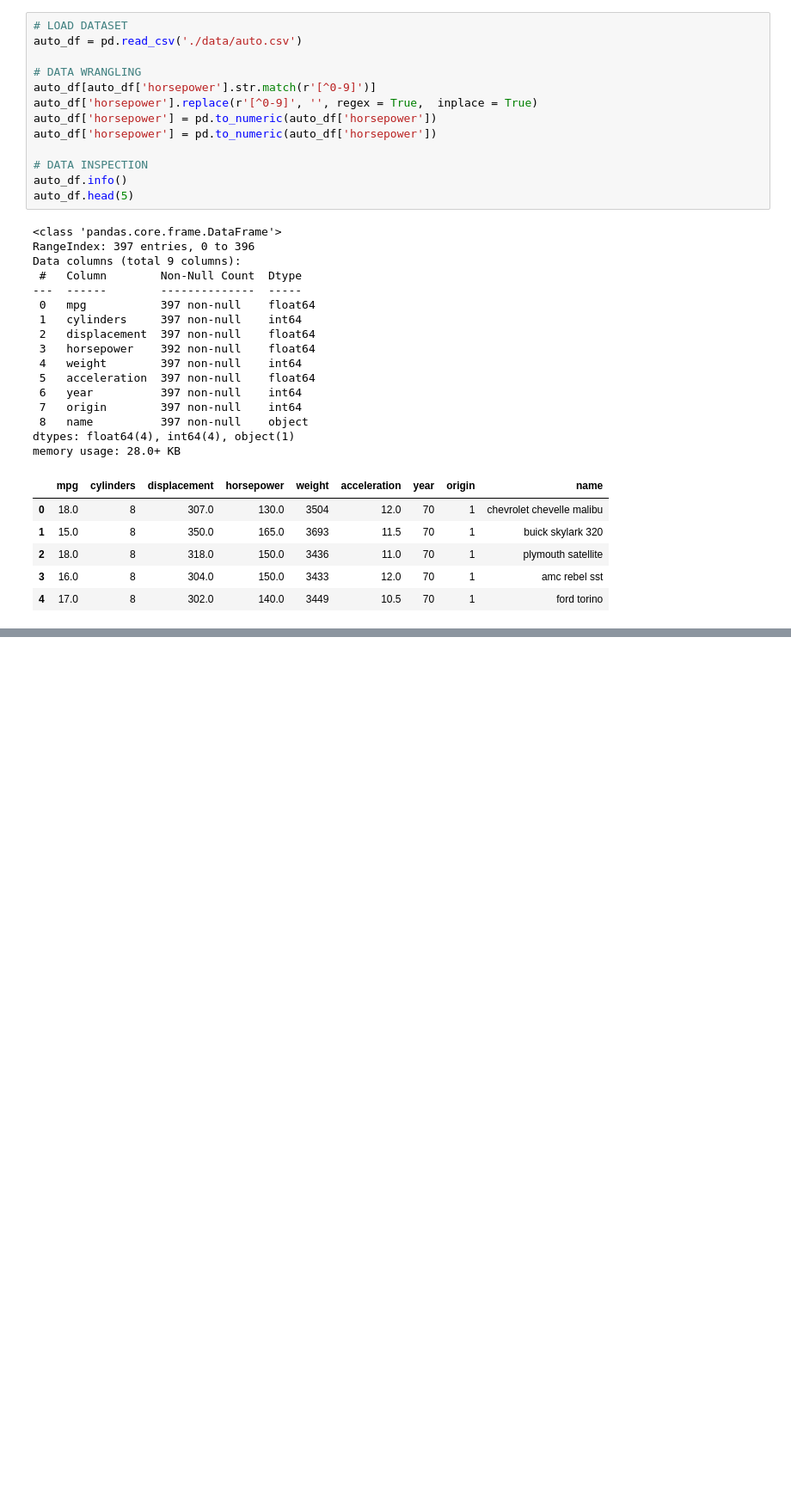
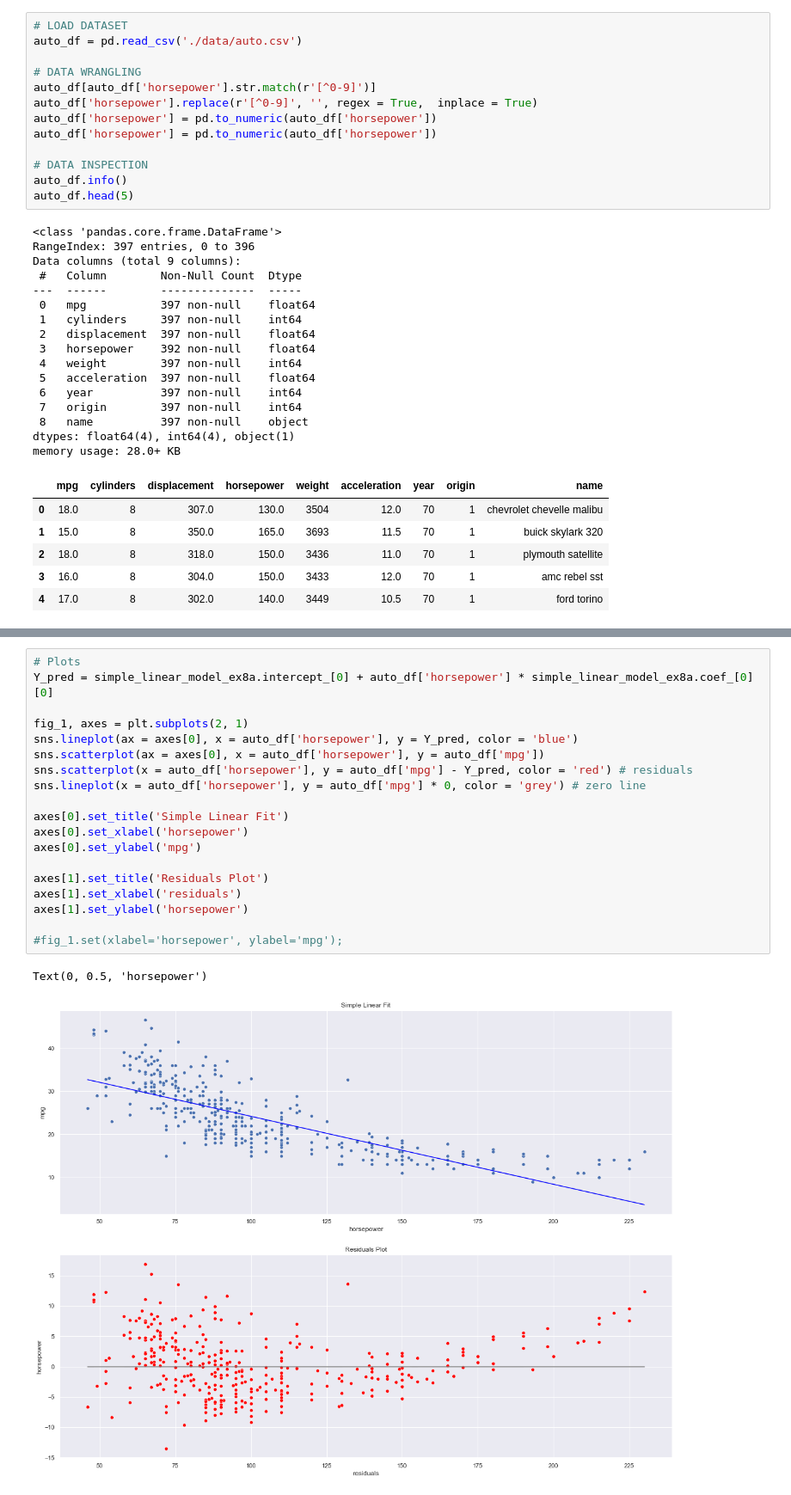
Before and after one commit to jmaestrerodriguez/ISL, a Jupyter notebook: exercises.ipynb, the cells around one changed output, grey strips where cells are left out. Shown: that part at 86% size. Drawn from its saved outputs; the diff is of its cells as text; blank space fills up the shorter version.

Commit message:
Minor plot changes in ex8. Some work in ex9.

```diff
--- a/exercises.ipynb
+++ b/exercises.ipynb
@@ -100,0 +85,22 @@ R^2 = 0.61
+# %%
+# Plots
+Y_pred = simple_linear_model_ex8a.intercept_[0] + auto_df['horsepower'] * simple_linear_model_ex8a.coef_[0][0]
+
+fig_1, axes = plt.subplots(2, 1)
+sns.lineplot(ax = axes[0], x = auto_df['horsepower'], y = Y_pred, color = 'blue')
+sns.scatterplot(ax = axes[0], x = auto_df['horsepower'], y = auto_df['mpg'])
+sns.scatterplot(x = auto_df['horsepower'], y = auto_df['mpg'] - Y_pred, color = 'red') # residuals
+sns.lineplot(x = auto_df['horsepower'], y = auto_df['mpg'] * 0, color = 'grey') # zero line
+
+axes[0].set_title('Simple Linear Fit')
+axes[0].set_xlabel('horsepower')
+axes[0].set_ylabel('mpg')
+
+axes[1].set_title('Residuals Plot')
+axes[1].set_xlabel('residuals')
+axes[1].set_ylabel('horsepower')
+
+#fig_1.set(xlabel='horsepower', ylabel='mpg');
+# %% [output]
+Text(0, 0.5, 'horsepower')
+[figure, added]
```
Also changed, not shown: parts of 15 cells of this notebook.
